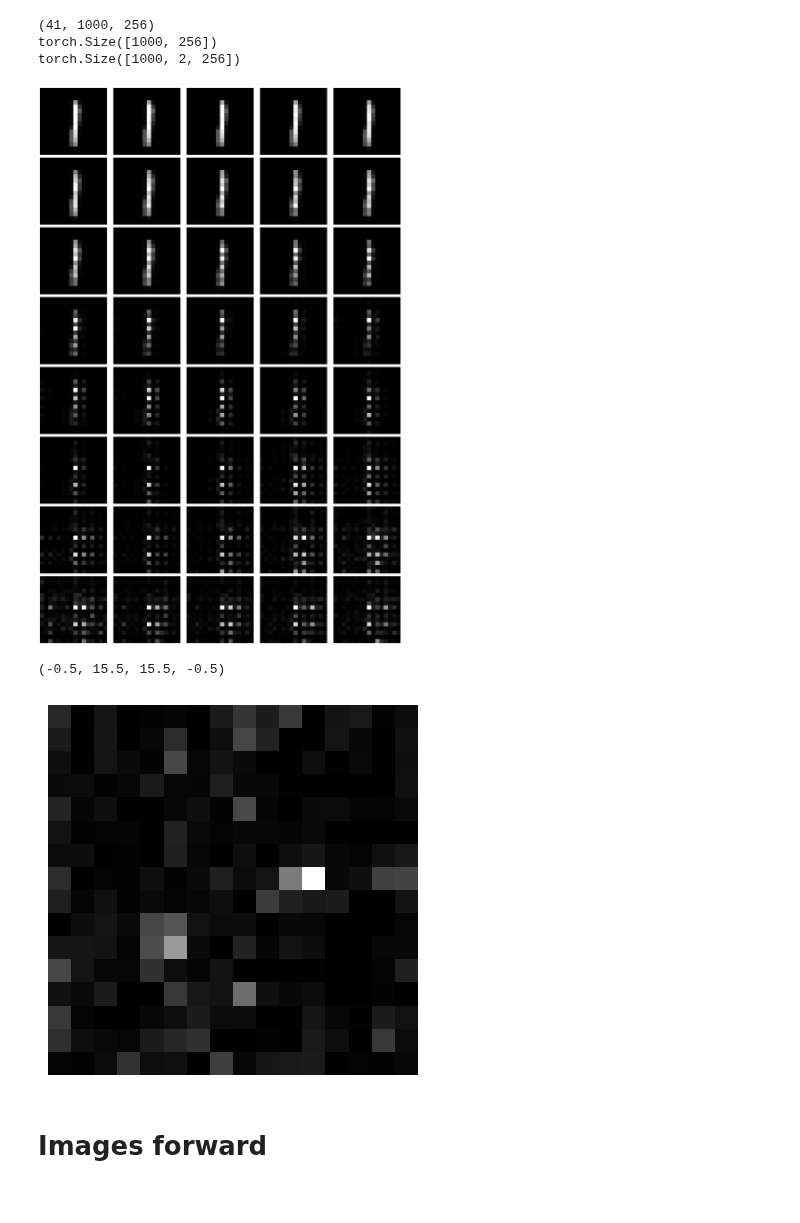
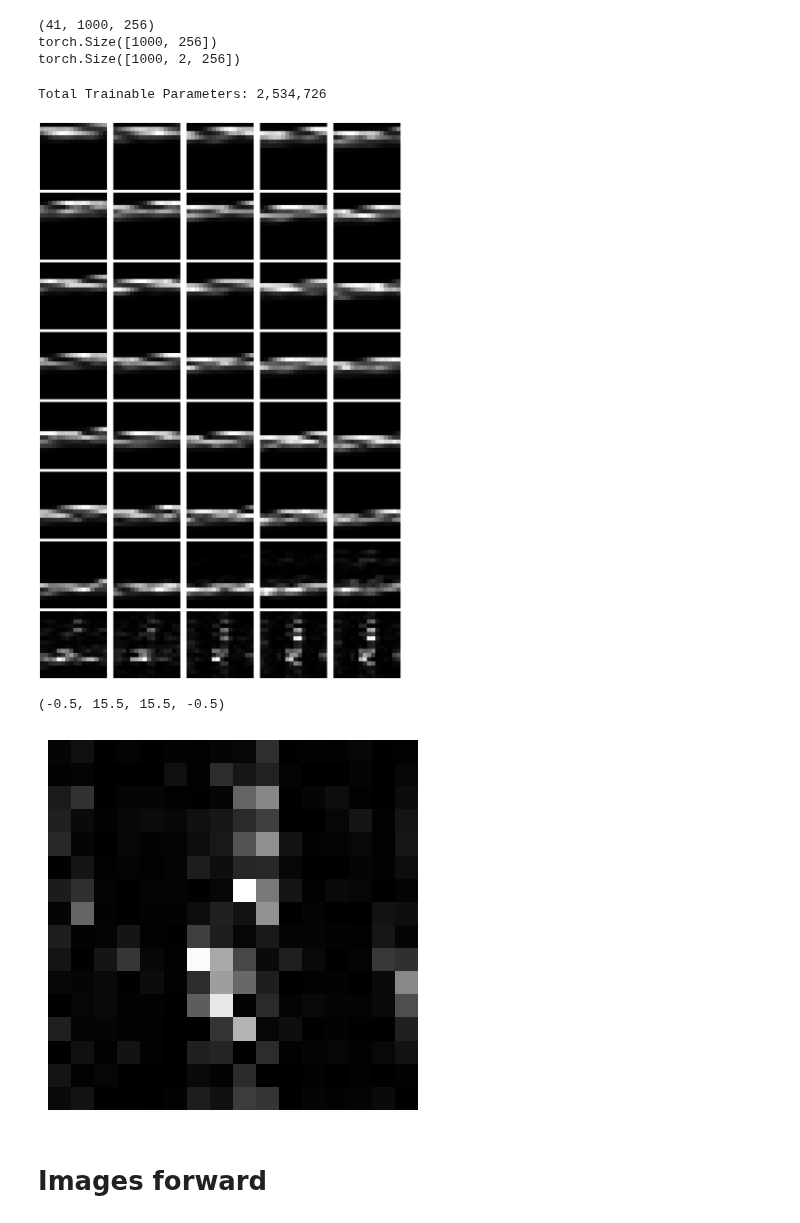
Before and after one commit to alapena/QuantGenMdl, a Jupyter notebook: visualize_denoising_UNet.ipynb, the cells around one changed output. Drawn from its saved outputs; the diff is of its cells as text; code cells hidden in the pictures.

```diff
--- a/visualize_denoising_UNet.ipynb
+++ b/visualize_denoising_UNet.ipynb
@@ -139,37 +133,50 @@ with torch.no_grad():
 (41, 1000, 256)
 torch.Size([1000, 256])
 torch.Size([1000, 2, 256])
+# %%
+# Insert this inside the UNetTrainer.__init__ or training_loop
+def print_parameters(model):
+    # Calculate total parameters that require a gradient (trainable)
+    total_params = sum(p.numel() for p in model.parameters() if p.requires_grad)
+
+    # Print with formatting for readability (e.g., 1,000,000)
+    print(f"Total Trainable Parameters: {total_params:,}")
+
+# Example usage within your existing code:
+print_parameters(model)
+# %% [output]
+Total Trainable Parameters: 2,534,726
 # %%
 # Plot the evolution of one image
-n = 30 # select a sample
+n = 4 # select a sample
 
 image_dim = int(np.sqrt(n_features))
 rows = 8
 cols = 5
 fig, axs = plt.subplots(rows, cols, figsize=(20,30))
 vmin, vmax = 0, 1
 images = []
 for i in tqdm(range(n_timesteps)):
     if i == n_timesteps:
         continue
     # Extract the probabilities and convert back to MNIST digits
     state = outputs_ts[i][n]
     probs = (state*state.conj()).real
     probs = probs[:, np.newaxis][:n_features]
     image = probs.reshape(image_dim, image_dim)
 
     # Rescale the probabilities to the range [0,1] (although this should already be the case...)
     norm = 1 / image.max()
     image = image * norm
 
     images.append(image)
 
     axs[i//cols, i%cols].imshow(image, vmin=vmin, vmax=vmax, cmap='gray')
     axs[i//cols, i%cols].axis('off')
 
 plt.tight_layout()
 # %% [output]
-[figure, old version]
+[figure, new version]
 # %%
 # The last step (full noise)
 i = n_timesteps
@@ -187,7 +194,7 @@ plt.imshow(image, vmin=vmin, vmax=vmax, cmap='gray')
 plt.axis('off')
 # %% [output]
 (-0.5, 15.5, 15.5, -0.5)
-[figure, old version]
+[figure, new version]
 # %% [markdown]
 # Images forward
 # %%
```
Also changed, not shown: parts of 4 cells of this notebook, 2 other files.
